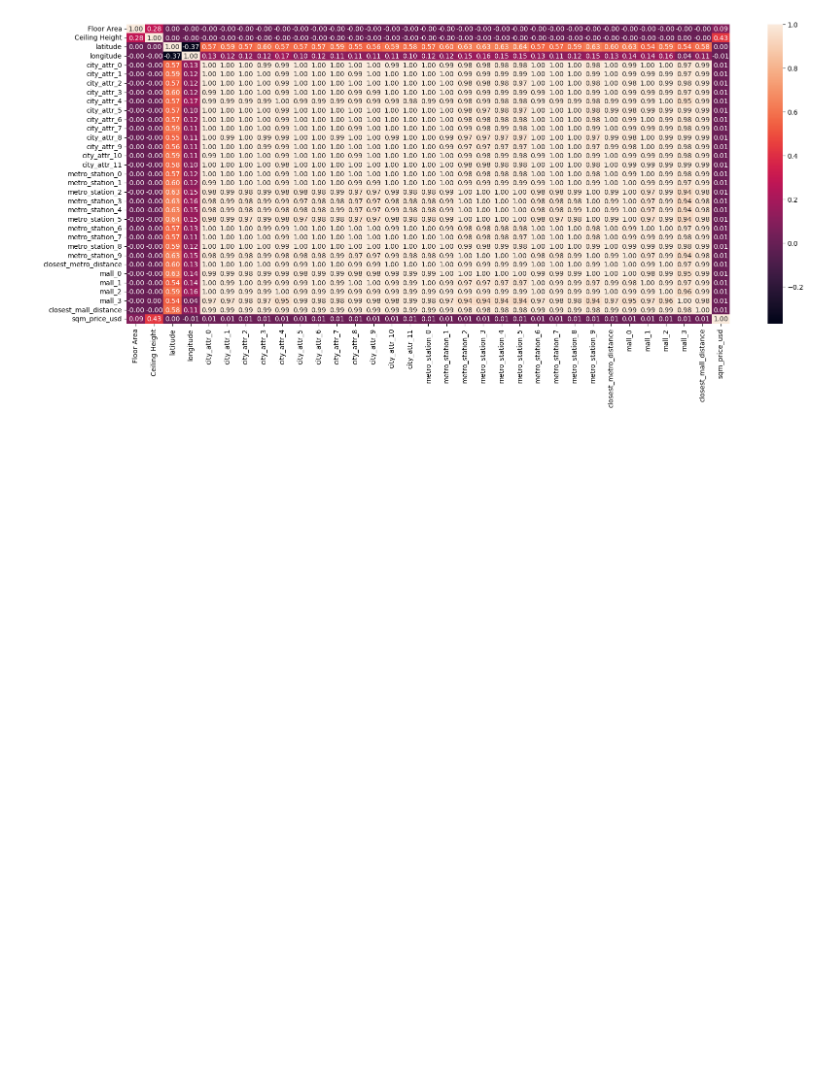
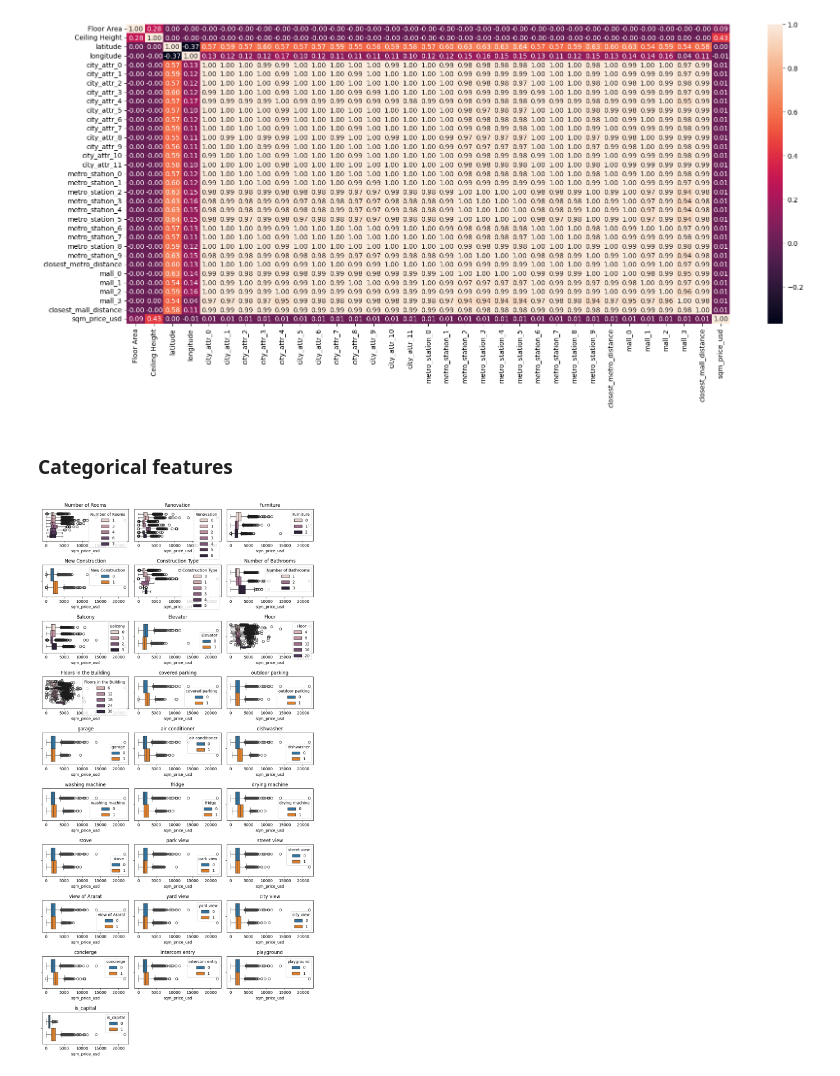
Before and after one commit to VaheC/ArmenianHousePrices, a Jupyter notebook: notebooks/EDA.ipynb, the cells around one changed output. Cells and saved outputs as stored; diff of their text form; code cells hidden in the pictures; blank space fills up the shorter version.

```diff
--- a/notebooks/EDA.ipynb
+++ b/notebooks/EDA.ipynb
@@ -1664,3 +1681,20 @@ fig = plt.figure(figsize=(20, 8))
 sns.heatmap(corr_values, annot=True, fmt='.2f');
 # %% [output]
 [figure]
+# %% [markdown]
+### Categorical features
+# %%
+selected_ncols = 3
+
+selected_nrows = int((len(cat_feats_list) - len(cat_feats_list) % selected_ncols) / selected_ncols)
+if len(cat_feats_list) % selected_ncols != 0:
+    selected_nrows += 1
+
+fig = plt.figure(figsize=(10, 20))
+for feat in cat_feats_list:
+    plt.subplot(selected_nrows, selected_ncols, cat_feats_list.index(feat)+1)
+    sns.boxplot(x='sqm_price_usd', data=data, hue=feat)
+    plt.title(feat)
+plt.tight_layout()
+# %% [output]
+[figure, added]
```
Also changed, not shown: parts of 3 cells of this notebook.
